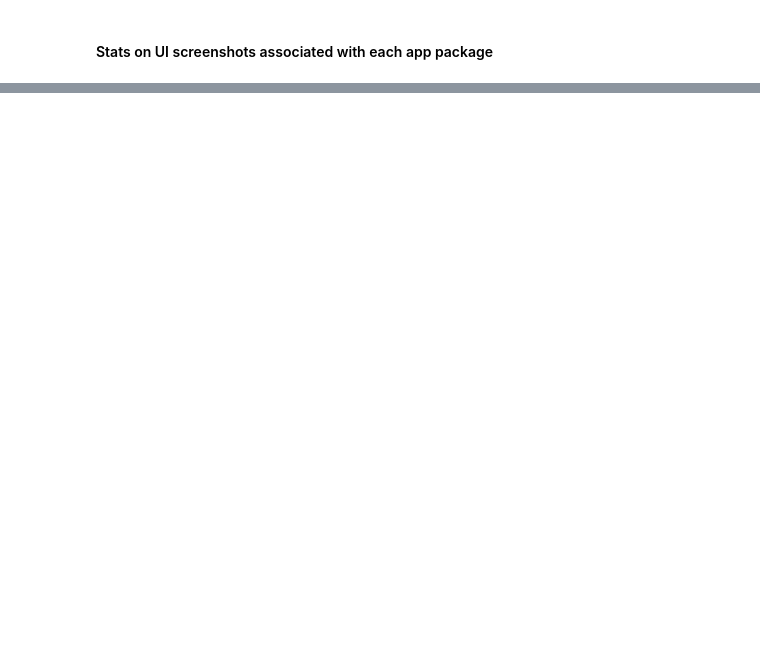
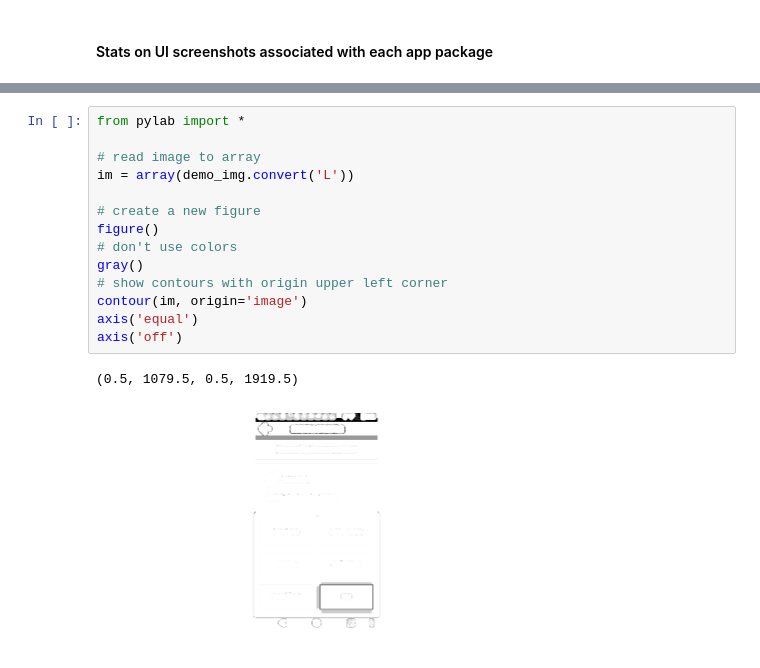
Before and after one commit to vnessified/information_theory_ui_analysis, a Jupyter notebook: EDA.ipynb, the cells around one changed output, grey strips where cells are left out. Saved outputs shown, nothing was run; the diff lists cells and outputs as text; blank space fills up the shorter version.

```diff
--- a/EDA.ipynb
+++ b/EDA.ipynb
@@ -52,0 +203,17 @@ Name: filename, dtype: float64
+# %%
+from pylab import *
+
+# read image to array
+im = array(demo_img.convert('L'))
+
+# create a new figure
+figure()
+# don't use colors
+gray()
+# show contours with origin upper left corner
+contour(im, origin='image')
+axis('equal')
+axis('off')
+# %% [output]
+(0.5, 1079.5, 0.5, 1919.5)
+[figure, added]
```
Also changed, not shown: parts of 44 cells of this notebook, 1 other file.
